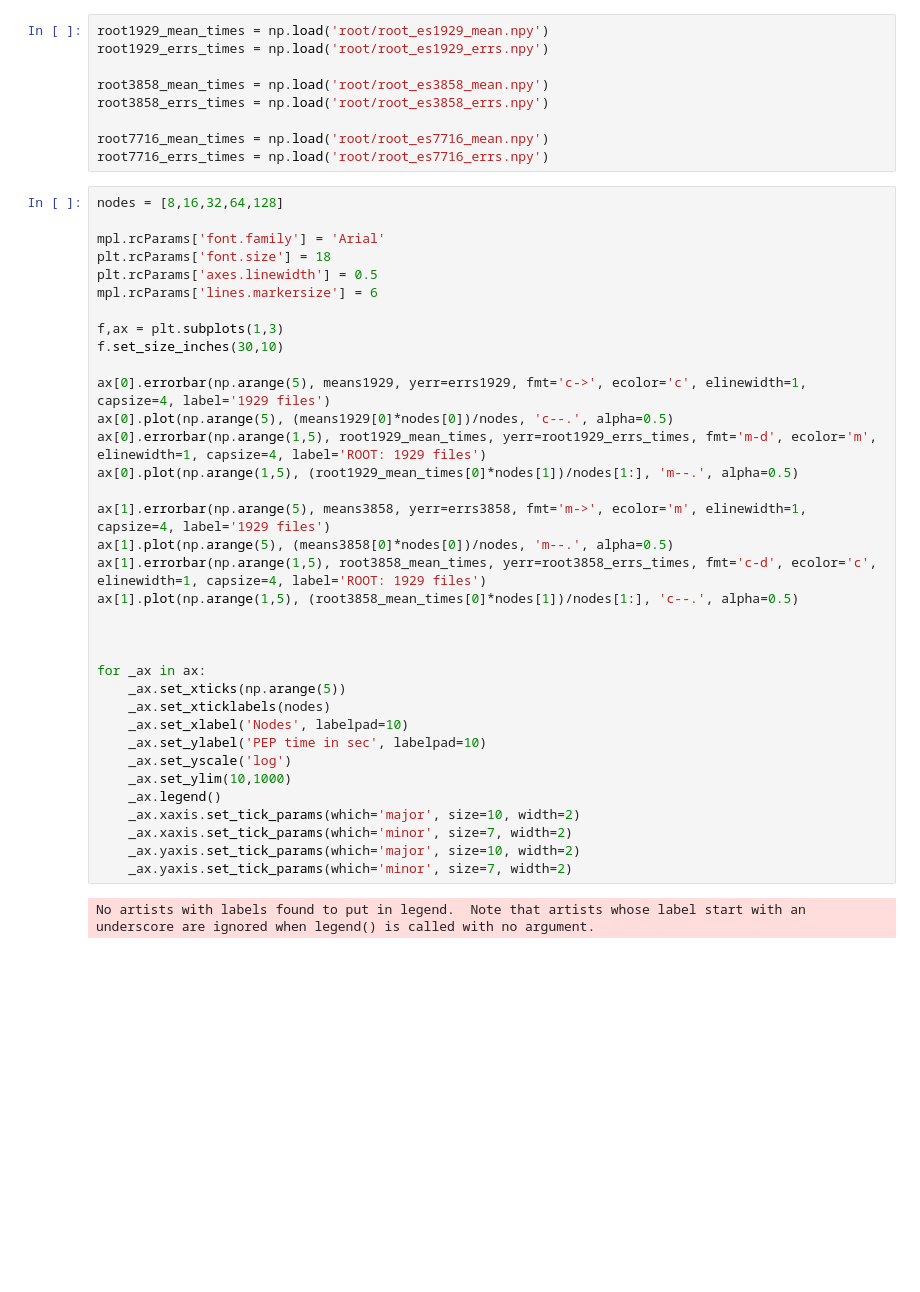
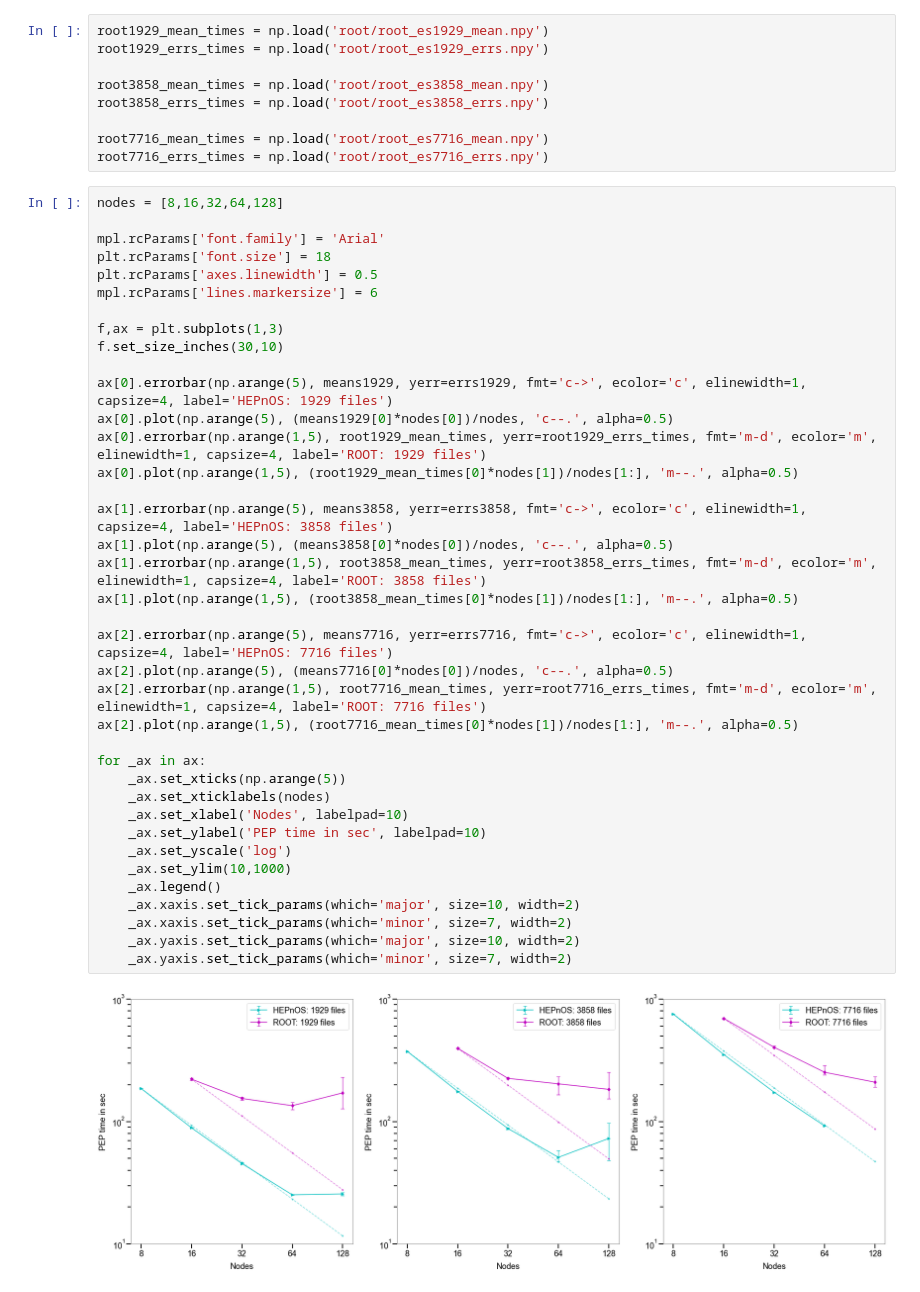
Before and after one commit to HEPonHPC/hepnos_eventselection, a Jupyter notebook: scaling/results.ipynb, the cells around one changed output. Drawn from its saved outputs; the diff is of its cells as text; blank space fills up the shorter version.

```diff
--- a/scaling/results.ipynb
+++ b/scaling/results.ipynb
@@ -141,37 +141,40 @@ root7716_errs_times = np.load('root/root_es7716_errs.npy')
 # %%
 nodes = [8,16,32,64,128]
 
 mpl.rcParams['font.family'] = 'Arial'
 plt.rcParams['font.size'] = 18
 plt.rcParams['axes.linewidth'] = 0.5
 mpl.rcParams['lines.markersize'] = 6
 
 f,ax = plt.subplots(1,3)
 f.set_size_inches(30,10)
 
-ax[0].errorbar(np.arange(5), means1929, yerr=errs1929, fmt='c->', ecolor='c', elinewidth=1, capsize=4, label='1929 files')
+ax[0].errorbar(np.arange(5), means1929, yerr=errs1929, fmt='c->', ecolor='c', elinewidth=1, capsize=4, label='HEPnOS: 1929 files')
 ax[0].plot(np.arange(5), (means1929[0]*nodes[0])/nodes, 'c--.', alpha=0.5)
 ax[0].errorbar(np.arange(1,5), root1929_mean_times, yerr=root1929_errs_times, fmt='m-d', ecolor='m', elinewidth=1, capsize=4, label='ROOT: 1929 files')
 ax[0].plot(np.arange(1,5), (root1929_mean_times[0]*nodes[1])/nodes[1:], 'm--.', alpha=0.5)
 
-ax[1].errorbar(np.arange(5), means3858, yerr=errs3858, fmt='m->', ecolor='m', elinewidth=1, capsize=4, label='1929 files')
-ax[1].plot(np.arange(5), (means3858[0]*nodes[0])/nodes, 'm--.', alpha=0.5)
-ax[1].errorbar(np.arange(1,5), root3858_mean_times, yerr=root3858_errs_times, fmt='c-d', ecolor='c', elinewidth=1, capsize=4, label='ROOT: 1929 files')
-ax[1].plot(np.arange(1,5), (root3858_mean_times[0]*nodes[1])/nodes[1:], 'c--.', alpha=0.5)
+ax[1].errorbar(np.arange(5), means3858, yerr=errs3858, fmt='c->', ecolor='c', elinewidth=1, capsize=4, label='HEPnOS: 3858 files')
+ax[1].plot(np.arange(5), (means3858[0]*nodes[0])/nodes, 'c--.', alpha=0.5)
+ax[1].errorbar(np.arange(1,5), root3858_mean_times, yerr=root3858_errs_times, fmt='m-d', ecolor='m', elinewidth=1, capsize=4, label='ROOT: 3858 files')
+ax[1].plot(np.arange(1,5), (root3858_mean_times[0]*nodes[1])/nodes[1:], 'm--.', alpha=0.5)
 
-
+ax[2].errorbar(np.arange(5), means7716, yerr=errs7716, fmt='c->', ecolor='c', elinewidth=1, capsize=4, label='HEPnOS: 7716 files')
+ax[2].plot(np.arange(5), (means7716[0]*nodes[0])/nodes, 'c--.', alpha=0.5)
+ax[2].errorbar(np.arange(1,5), root7716_mean_times, yerr=root7716_errs_times, fmt='m-d', ecolor='m', elinewidth=1, capsize=4, label='ROOT: 7716 files')
+ax[2].plot(np.arange(1,5), (root7716_mean_times[0]*nodes[1])/nodes[1:], 'm--.', alpha=0.5)
 
 for _ax in ax:
     _ax.set_xticks(np.arange(5))
     _ax.set_xticklabels(nodes)
     _ax.set_xlabel('Nodes', labelpad=10)
     _ax.set_ylabel('PEP time in sec', labelpad=10)
     _ax.set_yscale('log')
     _ax.set_ylim(10,1000)
     _ax.legend()
     _ax.xaxis.set_tick_params(which='major', size=10, width=2)
     _ax.xaxis.set_tick_params(which='minor', size=7, width=2)
     _ax.yaxis.set_tick_params(which='major', size=10, width=2)
     _ax.yaxis.set_tick_params(which='minor', size=7, width=2)
 # %% [output]
-No artists with labels found to put in legend.  Note that artists whose label start with an underscore are ignored when legend() is called with no argument.
+[figure, added]
```
